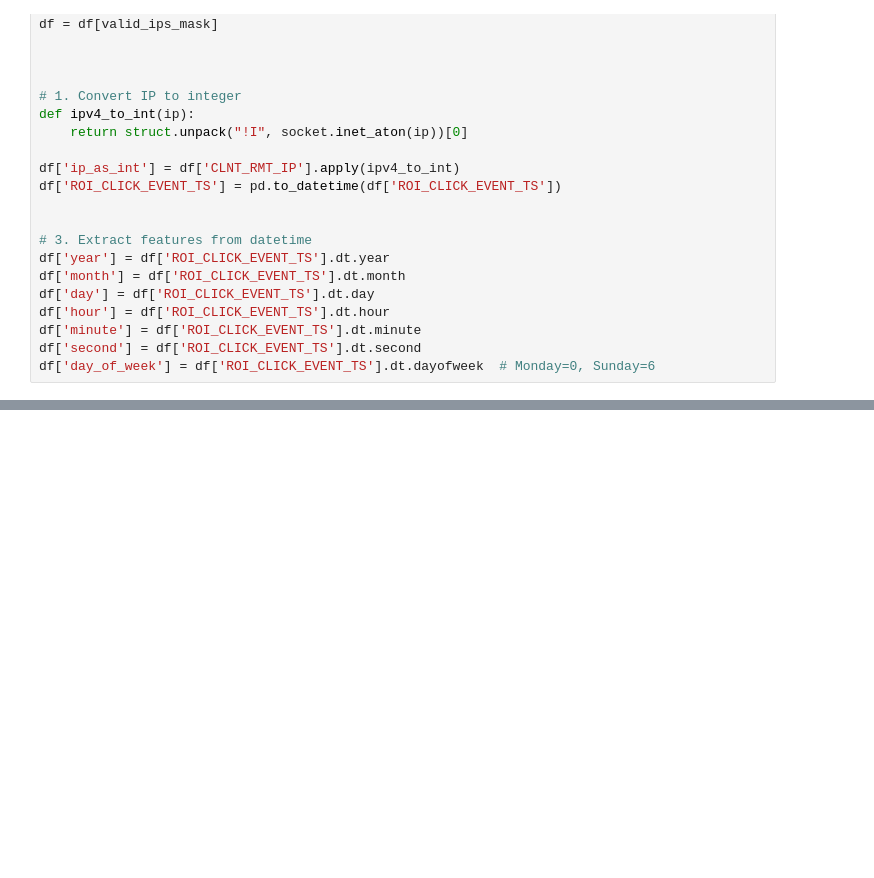
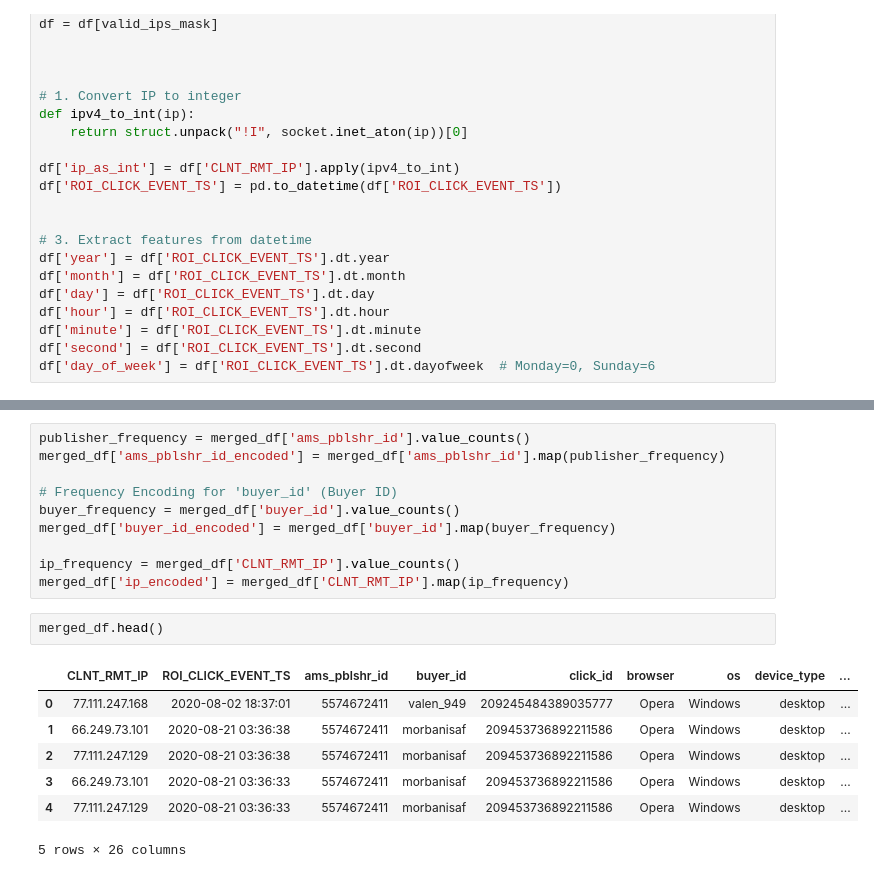
Before and after one commit to UtkarshS20/vpn_annotator, a Jupyter notebook: notebooks/feature_engineering.ipynb, the cells around one changed output, grey strips where cells are left out. Cells and saved outputs as stored; diff of their text form; blank space fills up the shorter version.

```diff
--- a/notebooks/feature_engineering.ipynb
+++ b/notebooks/feature_engineering.ipynb
@@ -154,0 +191,20 @@ print(merged_df)
+# %%
+publisher_frequency = merged_df['ams_pblshr_id'].value_counts()
+merged_df['ams_pblshr_id_encoded'] = merged_df['ams_pblshr_id'].map(publisher_frequency)
+
+# Frequency Encoding for 'buyer_id' (Buyer ID)
+buyer_frequency = merged_df['buyer_id'].value_counts()
+merged_df['buyer_id_encoded'] = merged_df['buyer_id'].map(buyer_frequency)
+
+ip_frequency = merged_df['CLNT_RMT_IP'].value_counts()
+merged_df['ip_encoded'] = merged_df['CLNT_RMT_IP'].map(ip_frequency)
+# %%
+merged_df.head()
+# %% [output]
+|  | CLNT_RMT_IP | ROI_CLICK_EVENT_TS | ams_pblshr_id | buyer_id | click_id | browser | os | device_type | ... |
+| 0 | 77.111.247.168 | 2020-08-02 18:37:01 | 5574672411 | valen_949 | 209245484389035777 | Opera | Windows | desktop | ... |
+| 1 | 66.249.73.101 | 2020-08-21 03:36:38 | 5574672411 | morbanisaf | 209453736892211586 | Opera | Windows | desktop | ... |
+| 2 | 77.111.247.129 | 2020-08-21 03:36:38 | 5574672411 | morbanisaf | 209453736892211586 | Opera | Windows | desktop | ... |
+| 3 | 66.249.73.101 | 2020-08-21 03:36:33 | 5574672411 | morbanisaf | 209453736892211586 | Opera | Windows | desktop | ... |
+| 4 | 77.111.247.129 | 2020-08-21 03:36:33 | 5574672411 | morbanisaf | 209453736892211586 | Opera | Windows | desktop | ... |
+5 rows × 26 columns
```
Also changed, not shown: parts of 9 cells of this notebook.
